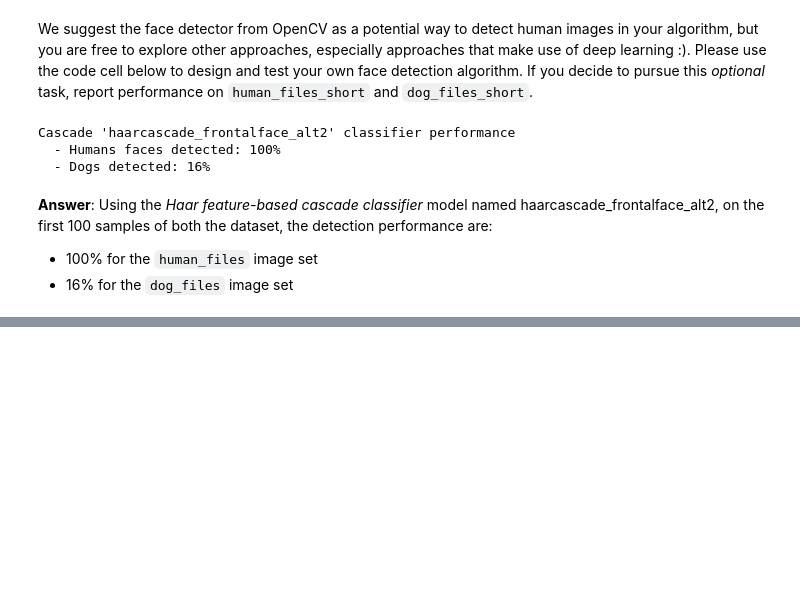
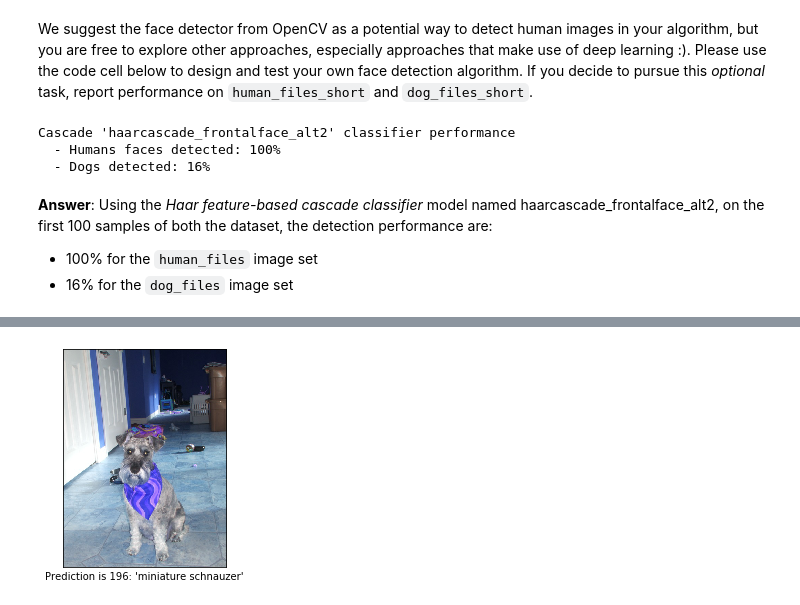
Before and after one commit to edab/CNN-dog-breed-classifier, a Jupyter notebook: CNN-dog-breed-classifier.ipynb, the cells around one changed output, grey strips where cells are left out. Saved outputs shown, nothing was run; the diff lists cells and outputs as text; code cells hidden in the pictures; blank space fills up the shorter version.

```diff
--- a/CNN-dog-breed-classifier.ipynb
+++ b/CNN-dog-breed-classifier.ipynb
@@ -239,0 +250,16 @@ __Answer__: Using the *Haar feature-based cascade classifier* model named haarca
+# %%
+import torch
+import torchvision.models as models
+
+# check if CUDA is available
+use_cuda = torch.cuda.is_available()
+# %%
+# define VGG16 model
+VGG16 = models.vgg16(pretrained=True)
+
+# move model to GPU if CUDA is available
+if use_cuda:
+    print("Cuda available!")
+    VGG16 = VGG16.cuda()
+else:
+    print("No CUDA available!")
@@ -239,0 +276,64 @@ __Answer__: Using the *Haar feature-based cascade classifier* model named haarca
+# %%
+from PIL import Image
+import torchvision.transforms as transforms
+from torch.autograd import Variable
+
+def VGG16_predict(img_path):
+    '''
+    Use pre-trained VGG-16 model to obtain index corresponding to
+    predicted ImageNet class for image at specified path
+
+    Args:
+        img_path: path to an image
+
+    Returns:
+        Index corresponding to VGG-16 model's prediction
+    '''
+
+    ## TODO: Complete the function.
+
+    ## Load and pre-process an image from the given img_path
+    # All pre-trained models accept image formatted as:
+    #   - 3 channels RGB images of shape 3 x H x V
+    #   - H and V should be 224 pixels
+    #   - Loaded in the range og [0, 1] and normalized with given parameters
+    img = Image.open(img_path).convert('RGB')
+
+    # Resize and Normalization transformation
+    prepare_images = transforms.Compose([
+            transforms.Resize(size=(244, 244)),
+            transforms.ToTensor(),
+            transforms.Normalize(mean=[0.485, 0.456, 0.406],
+                                     std=[0.229, 0.224, 0.225])
+        ])
+
+    # Apply the transformation, discard the Alpha channle (:3), and add the batch dimension
+    img = prepare_images(img)[:3,:,:].unsqueeze(0)
+
+    if use_cuda:
+        img = img.cuda()
+
+    # Returns a Tensor of shape (batch, num class labels)
+    model_output = VGG16(img)
+
+    # Convert model output => predicted class
+    _, preds_tensor = torch.max(model_output, 1)
+
+    return np.squeeze(preds_tensor.numpy()) if not use_cuda else np.squeeze(preds_tensor.cpu().numpy())
+
+random_index = int(random() * len(dog_files))
+
+prediction = VGG16_predict(dog_files[random_index])
+
+# load color (BGR) image
+img = cv2.imread(dog_files[random_index])
+
+# display the image, along with bounding box
+plt.figure()
+plt.imshow(img)
+plt.xticks([], [])
+plt.yticks([], [])
+plt.xlabel("Prediction is {}: \'{}\'".format(prediction, labels[int(prediction)]))
+plt.show()
+# %% [output]
+[figure, added]
```
Also changed, not shown: parts of 34 cells of this notebook.
